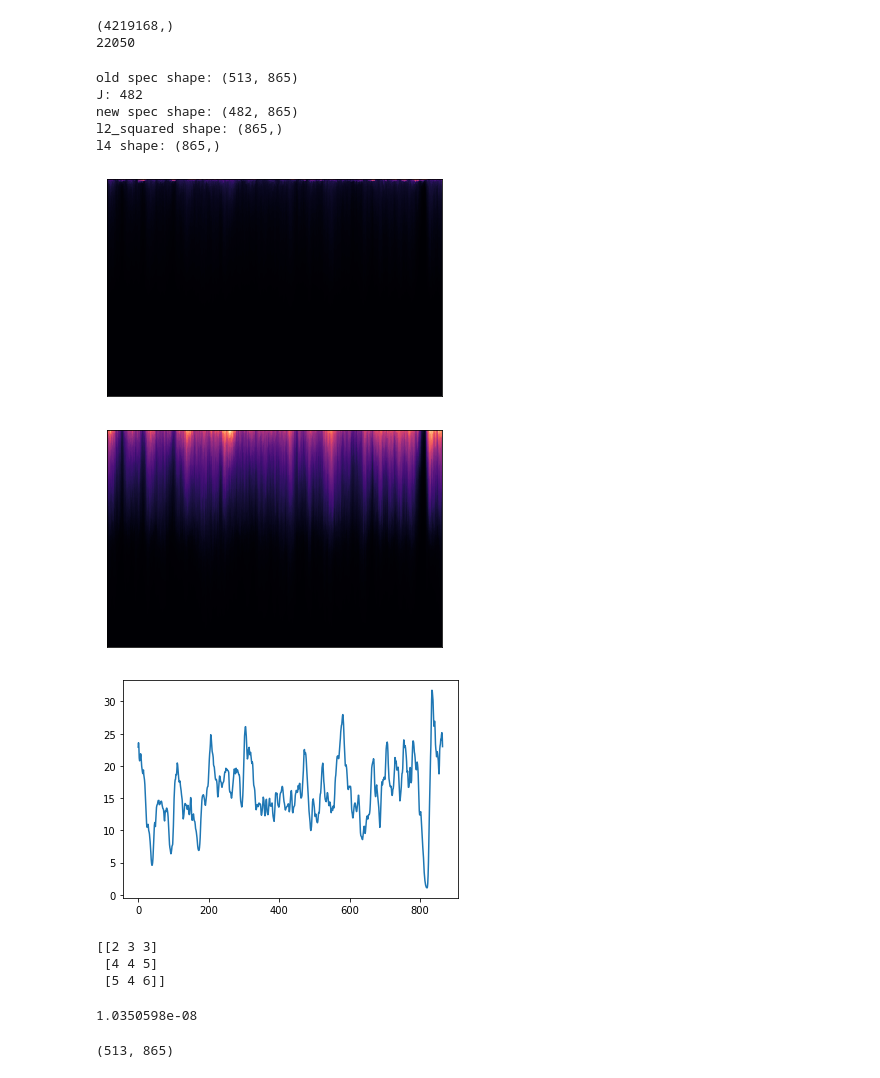
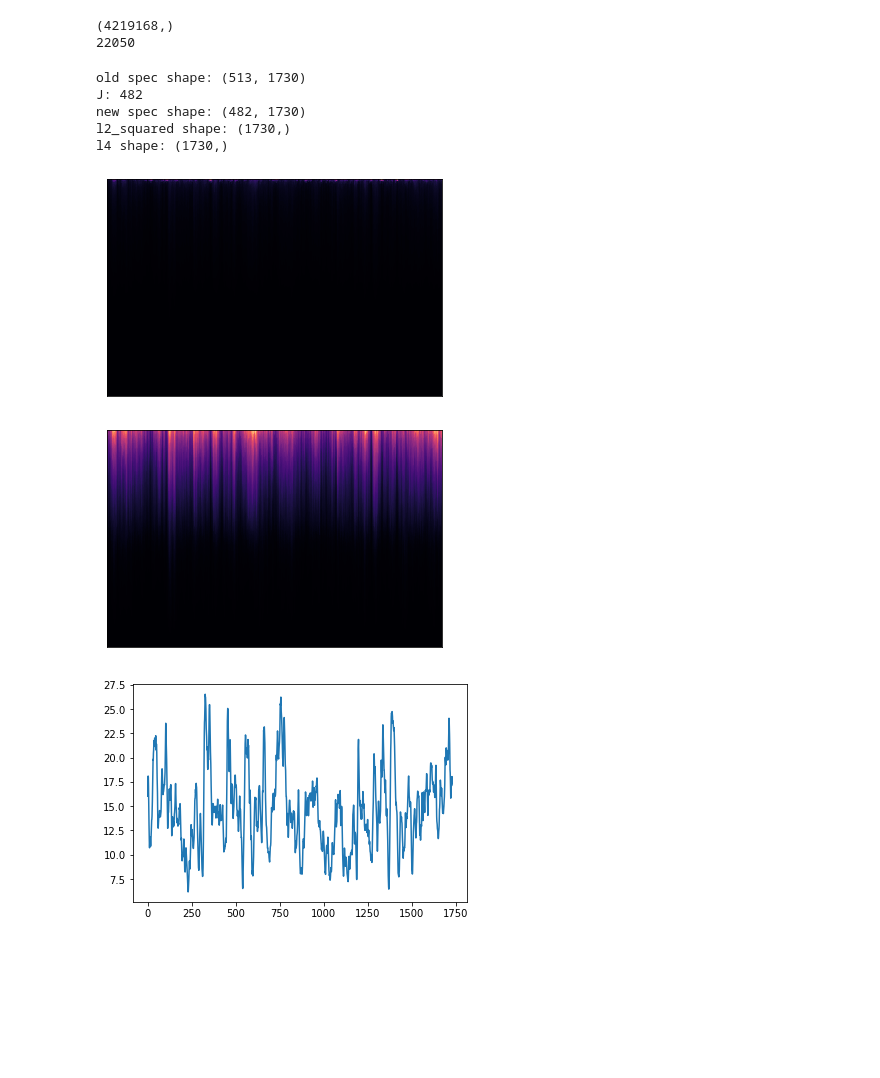
Before and after one commit to elliottwaissbluth/tensor-hero, a Jupyter notebook: Prototyping/spectral_sparsity_onset/NINOS_calculation.ipynb, the cells around one changed output. Drawn from its saved outputs; the diff is of its cells as text; code cells hidden in the pictures; blank space fills up the shorter version.

```diff
--- a/Prototyping/spectral_sparsity_onset/NINOS_calculation.ipynb
+++ b/Prototyping/spectral_sparsity_onset/NINOS_calculation.ipynb
@@ -4,8 +4,8 @@ import librosa
 import numpy as np
 
 # Load audio from random song
-audio_path = Path.cwd().parent.parent / 'Training_Data' / 'fully_curated' / '03a' / 'other.wav'
-raw_audio, sr = librosa.load(audio_path)
+audio_path = Path.cwd().parent.parent / 'Training_Data' / 'fully_curated' / 'full_curated' / '03a' / 'other.wav'
+raw_audio, sr = librosa.load(str(audio_path))
 
 print(raw_audio.shape)
 print(sr)
@@ -15,6 +15,7 @@ print(sr)
 # %%
 import math
 import matplotlib.pyplot as plt
+import librosa.display
 
 def ninos(audio, sr, gamma=0.94):
     '''Calculates Normalized Identifying Note Onsets based on Spectral Sparsity (NINOS)
@@ -48,55 +49,40 @@ def ninos(audio, sr, gamma=0.94):
     spec = np.sort(spec, axis=0)
     plt.figure()
     librosa.display.specshow(spec)
 
     # Remove the highest energy frames, cut down by factor of gamma
     J = math.floor(spec.shape[0]*gamma)
     print(f'old spec shape: {spec.shape}')
     spec = spec[:J,:]
     print(f'J: {J}')
     print(f'new spec shape: {spec.shape}')
     plt.figure()
     librosa.display.specshow(spec)
 
     # Compute squared l2 norm and l4 norm of spec along time axis
     l2_squared = np.square(np.linalg.norm(spec, ord=2, axis=0))
     print(f'l2_squared shape: {l2_squared.shape}')
     l4 = np.linalg.norm(spec, ord=4, axis=0)
     print(f'l4 shape: {l4.shape}')
 
     # Convert to NINOS
     ninos = l2_squared / ((J**(1/4))*l4)
     plt.figure()
     plt.plot(ninos)
 
-    return None
+    return ninos, J
 
-s = 30
+s = 20
 # Compute spectrogram of first 4 seconds
-audio = raw_audio[s*sr:(s+4)*sr]
+audio = raw_audio[s*sr:(s+8)*sr]
 
-_ = ninos(audio, sr)
+_, _ = ninos(audio, sr)
 # %% [output]
-old spec shape: (513, 865)
+old spec shape: (513, 1730)
 J: 482
-new spec shape: (482, 865)
-l2_squared shape: (865,)
-l4 shape: (865,)
+new spec shape: (482, 1730)
+l2_squared shape: (1730,)
+l4 shape: (1730,)
 [figure]
-[figure, old version]
+[figure, new version]
-[figure, old version]
+[figure, new version]
-# %%
-a = np.array([[5, 4 ,3], [2, 3, 6], [4, 4, 5]])
-print(np.sort(a, axis=0))
-# %% [output]
-[[2 3 3]
- [4 4 5]
- [5 4 6]]
-# %%
-np.min(spec)
-# %% [output]
-1.0350598e-08
-# %%
-spec.shape
-# %% [output]
-(513, 865)
```
Also changed, not shown: 1 other file.
